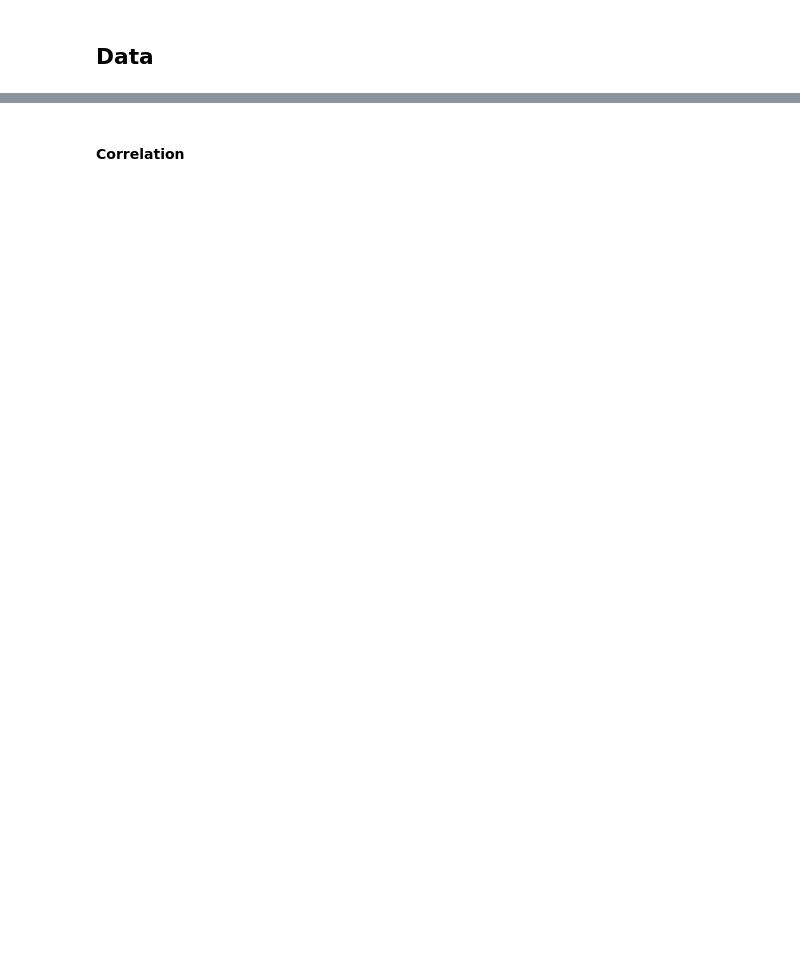
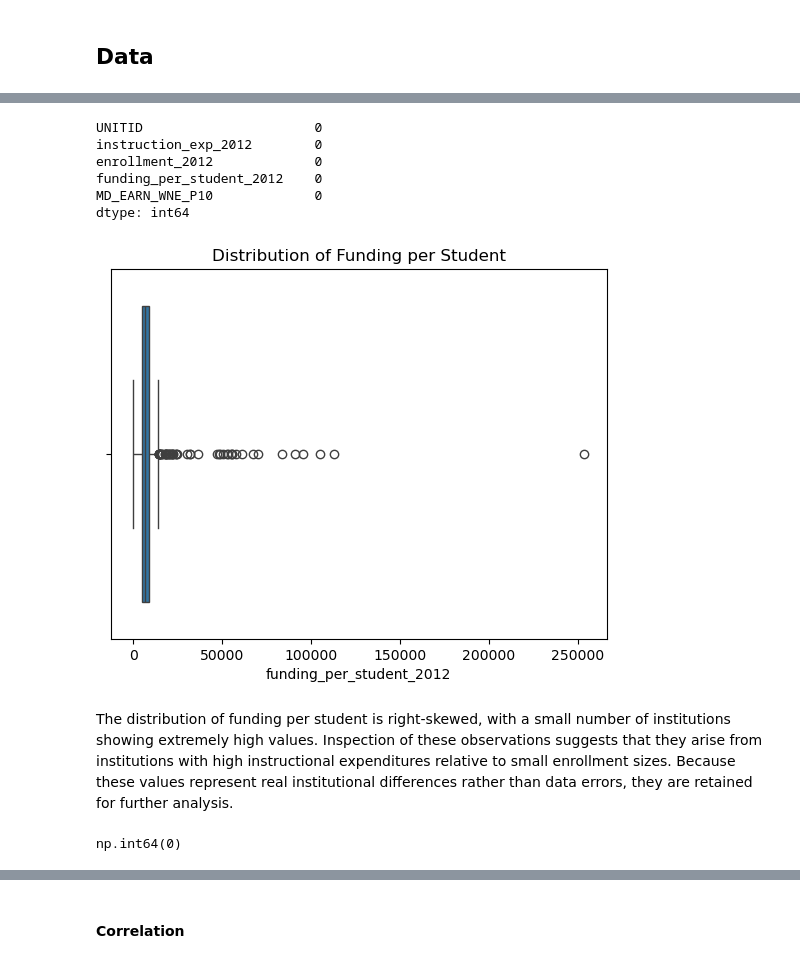
Before and after one commit to COGS108/Group108_WI26, a Jupyter notebook: 02-EDACheckpoint.ipynb, the cells around one changed output, grey strips where cells are left out. Cells and saved outputs as stored; diff of their text form; code cells hidden in the pictures; blank space fills up the shorter version.

```diff
--- a/02-EDACheckpoint.ipynb
+++ b/02-EDACheckpoint.ipynb
@@ -363,0 +111,6 @@ After applying a log transformation to both funding and earnings, the relationsh
+# %%
+import pandas as pd
+
+ipeds = pd.read_csv("data/02-processed/funding_earnings_2012_processed.csv")
+
+ipeds.shape
@@ -363,0 +155,24 @@ After applying a log transformation to both funding and earnings, the relationsh
+# %%
+ipeds.isna().sum()
+# %% [output]
+UNITID                      0
+instruction_exp_2012        0
+enrollment_2012             0
+funding_per_student_2012    0
+MD_EARN_WNE_P10             0
+dtype: int64
+# %%
+import seaborn as sns
+import matplotlib.pyplot as plt
+
+sns.boxplot(x=ipeds["funding_per_student_2012"])
+plt.title("Distribution of Funding per Student")
+plt.show()
+# %% [output]
+[figure, added]
+# %% [markdown]
+The distribution of funding per student is right-skewed, with a small number of institutions showing extremely high values. Inspection of these observations suggests that they arise from institutions with high instructional expenditures relative to small enrollment sizes. Because these values represent real institutional differences rather than data errors, they are retained for further analysis.
+# %%
+ipeds.duplicated(subset="UNITID").sum()
+# %% [output]
+np.int64(0)
```
Also changed, not shown: parts of 108 cells of this notebook.
